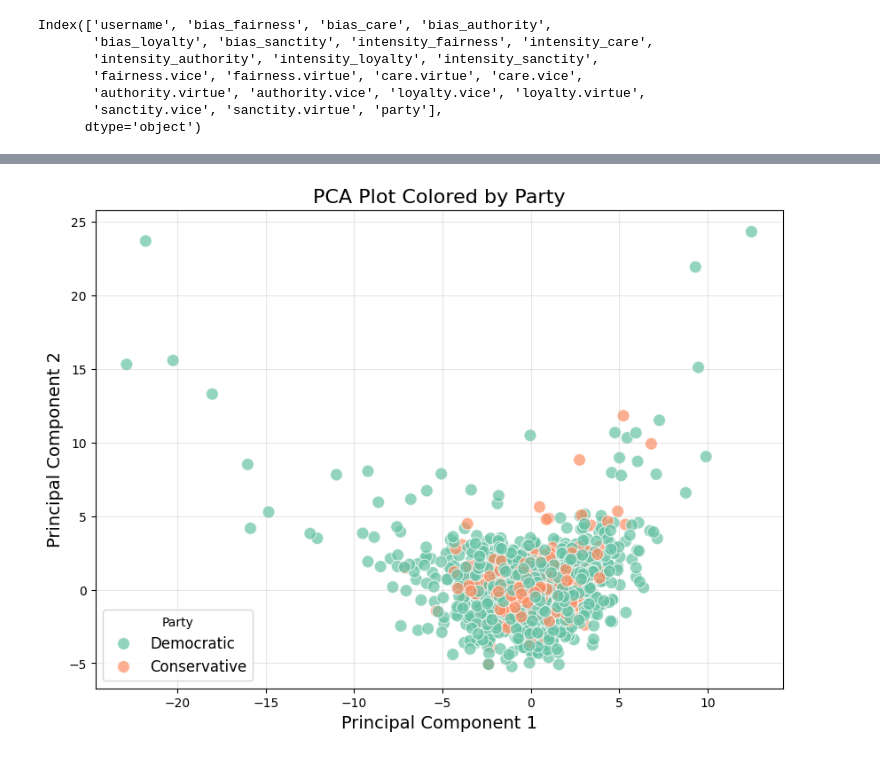
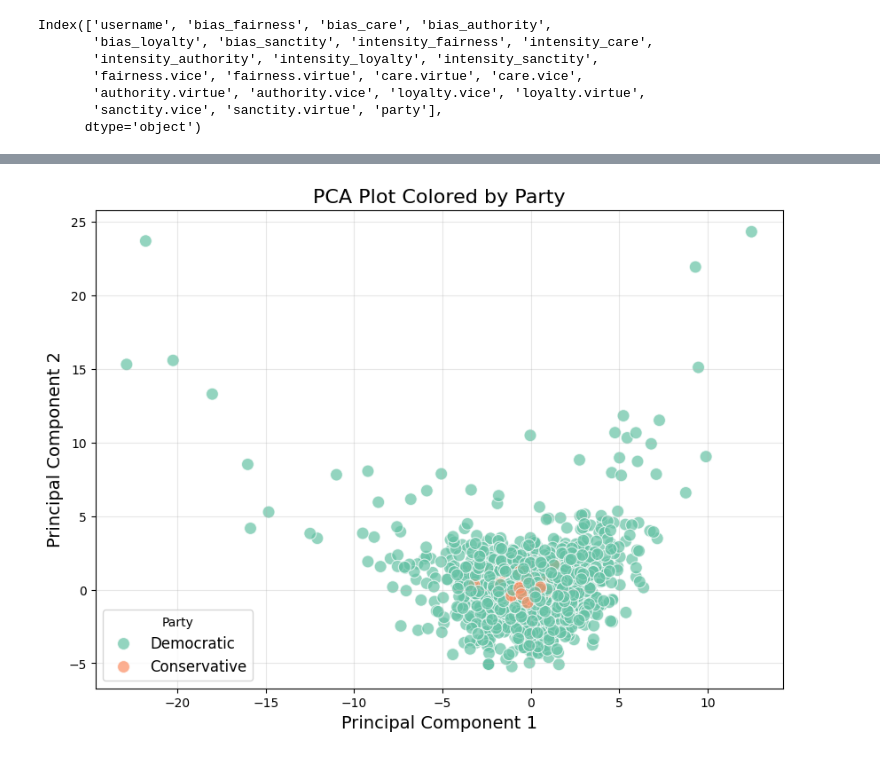
Before and after one commit to edo-lucio/predicting-political-view, a Jupyter notebook: nb.ipynb, the cells around one changed output, grey strips where cells are left out. Saved outputs shown, nothing was run; the diff lists cells and outputs as text; code cells hidden in the pictures.

```diff
--- a/nb.ipynb
+++ b/nb.ipynb
@@ -766,5 +694,6 @@ plot_dimensions(intensity_dimensions, "Intensity")
 # %%
 log_grouped = aggregate_data(log_transformed_data_pivoted)
+grouped = aggregate_data(transformed_data_pivoted)
 print(log_grouped.columns)
 # %% [output]
 Index(['username', 'bias_fairness', 'bias_care', 'bias_authority',
@@ -857,37 +786,37 @@ import pandas as pd
 import matplotlib.pyplot as plt
 from sklearn.decomposition import PCA
 from sklearn.preprocessing import StandardScaler
 import seaborn as sns
 
 features = [
     'bias_fairness', 'bias_care', 'bias_authority', 'bias_loyalty', 'bias_sanctity',
     'intensity_fairness', 'intensity_care', 'intensity_authority', 'intensity_loyalty', 'intensity_sanctity'
 ]
 
 scaler = StandardScaler()
-scaled_features = scaler.fit_transform(log_grouped[features])
+scaled_features = scaler.fit_transform(grouped[features])
 
 # Perform PCA
 pca = PCA(n_components=2)
 principal_components = pca.fit_transform(scaled_features)
 
 pca_df = pd.DataFrame(data=principal_components, columns=['PC1', 'PC2'])
-pca_df['party'] = log_grouped['party']
-pca_df['username'] = log_grouped['username']
+pca_df['party'] = grouped['party']
+pca_df['username'] = grouped['username']
 
 plt.figure(figsize=(10, 7))
 sns.scatterplot(
     x='PC1', y='PC2', hue='party', data=pca_df, palette='Set2', s=100, alpha=0.7
 )
 
 plt.title('PCA Plot Colored by Party', fontsize=16)
 plt.xlabel('Principal Component 1', fontsize=14)
 plt.ylabel('Principal Component 2', fontsize=14)
 plt.legend(title='Party', fontsize=12)
 plt.grid(True, alpha=0.3)
 plt.show()
 # %% [output]
-[figure, old version]
+[figure, new version]
 # %%
 import pandas as pd
 import matplotlib.pyplot as plt
```
Also changed, not shown: parts of 19 cells of this notebook, 1 other file.
